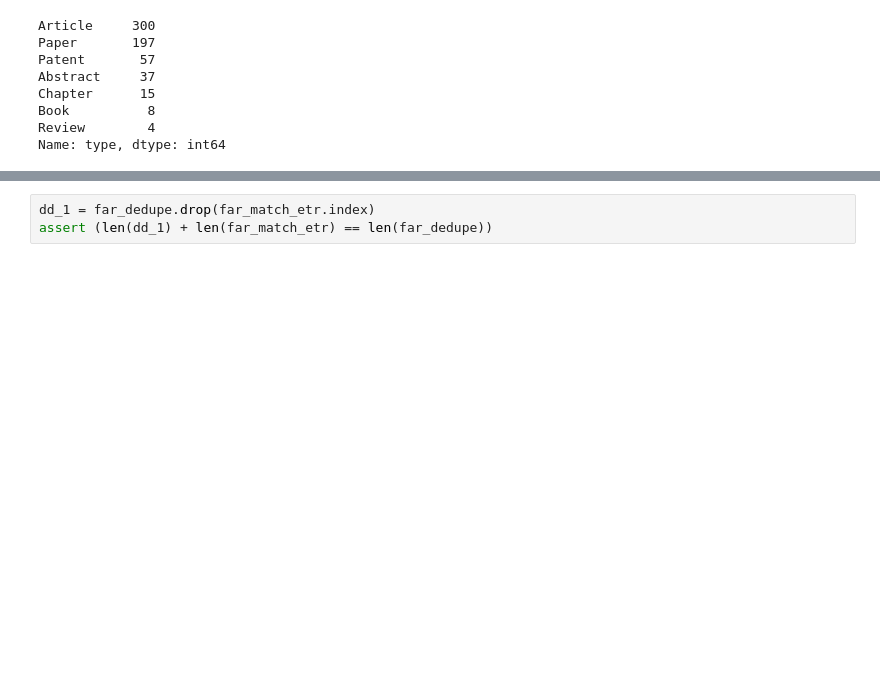
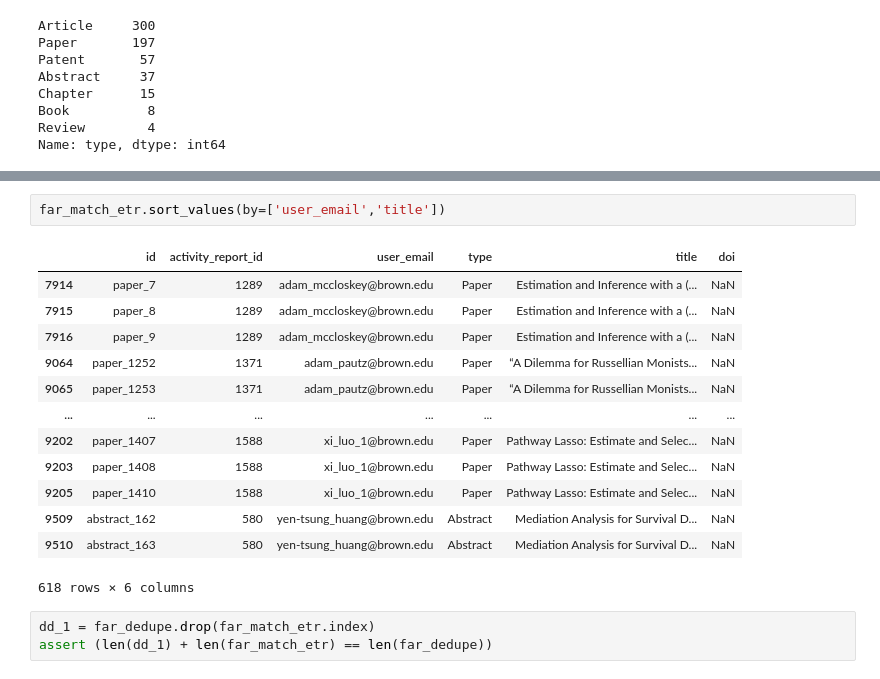
Before and after one commit to sdmccaul/rab-far_integration, a Jupyter notebook: citation_analysis.ipynb, the cells around one changed output, grey strips where cells are left out. Cells and saved outputs as stored; diff of their text form; blank space fills up the shorter version.

```diff
--- a/citation_analysis.ipynb
+++ b/citation_analysis.ipynb
@@ -318,3 +340,19 @@ Name: type, dtype: int64
+# %%
+far_match_etr.sort_values(by=['user_email','title'])
+# %% [output]
+|  | id | activity_report_id | user_email | type | title | doi |
+| 7914 | paper_7 | 1289 | adam_mccloskey@brown.edu | Paper | Estimation and Inference with a (... | NaN |
+| 7915 | paper_8 | 1289 | adam_mccloskey@brown.edu | Paper | Estimation and Inference with a (... | NaN |
+| 7916 | paper_9 | 1289 | adam_mccloskey@brown.edu | Paper | Estimation and Inference with a (... | NaN |
+| 9064 | paper_1252 | 1371 | adam_pautz@brown.edu | Paper | “A Dilemma for Russellian Monists... | NaN |
+| 9065 | paper_1253 | 1371 | adam_pautz@brown.edu | Paper | “A Dilemma for Russellian Monists... | NaN |
+| ... | ... | ... | ... | ... | ... | ... |
+| 9202 | paper_1407 | 1588 | xi_luo_1@brown.edu | Paper | Pathway Lasso: Estimate and Selec... | NaN |
+| 9203 | paper_1408 | 1588 | xi_luo_1@brown.edu | Paper | Pathway Lasso: Estimate and Selec... | NaN |
+| 9205 | paper_1410 | 1588 | xi_luo_1@brown.edu | Paper | Pathway Lasso: Estimate and Selec... | NaN |
+| 9509 | abstract_162 | 580 | yen-tsung_huang@brown.edu | Abstract | Mediation Analysis for Survival D... | NaN |
+| 9510 | abstract_163 | 580 | yen-tsung_huang@brown.edu | Abstract | Mediation Analysis for Survival D... | NaN |
+618 rows × 6 columns
 # %%
 dd_1 = far_dedupe.drop(far_match_etr.index)
 assert (len(dd_1) + len(far_match_etr) == len(far_dedupe))
```
Also changed, not shown: parts of 42 cells of this notebook.
